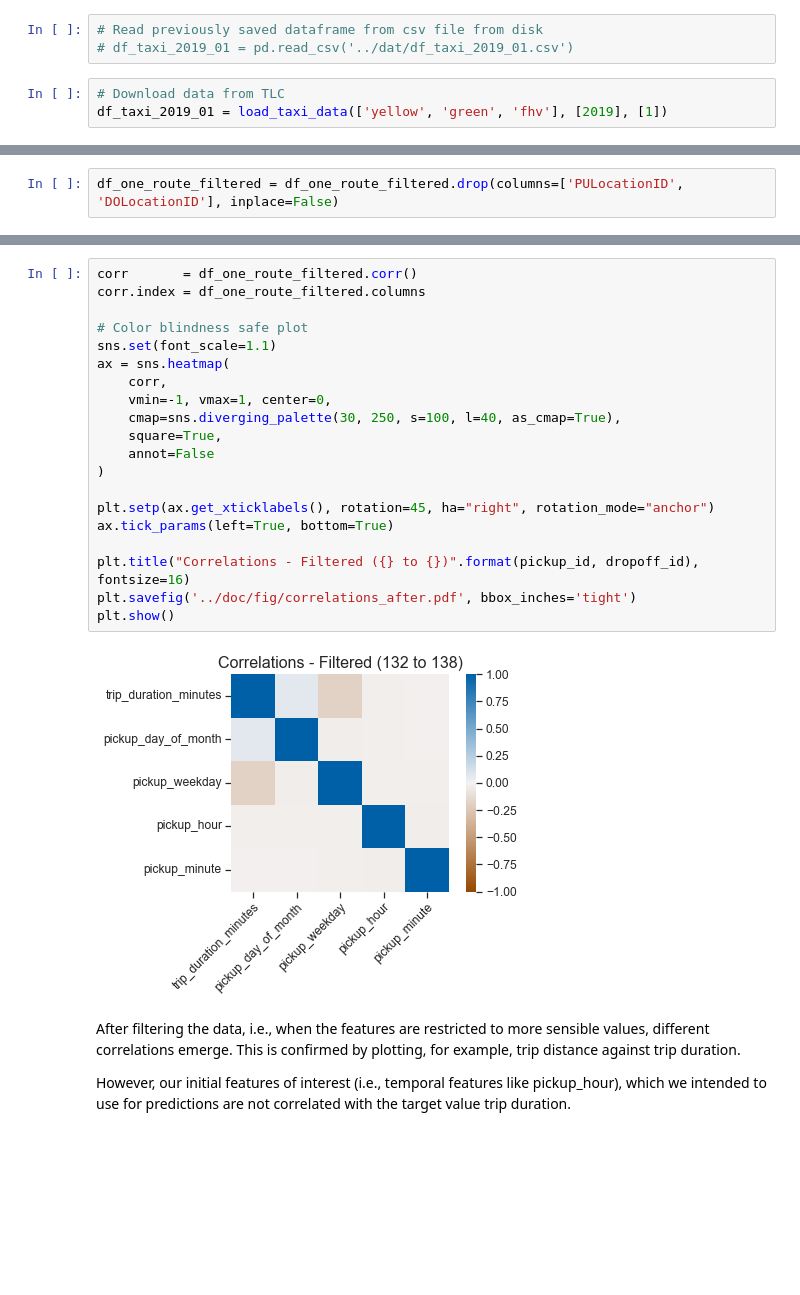
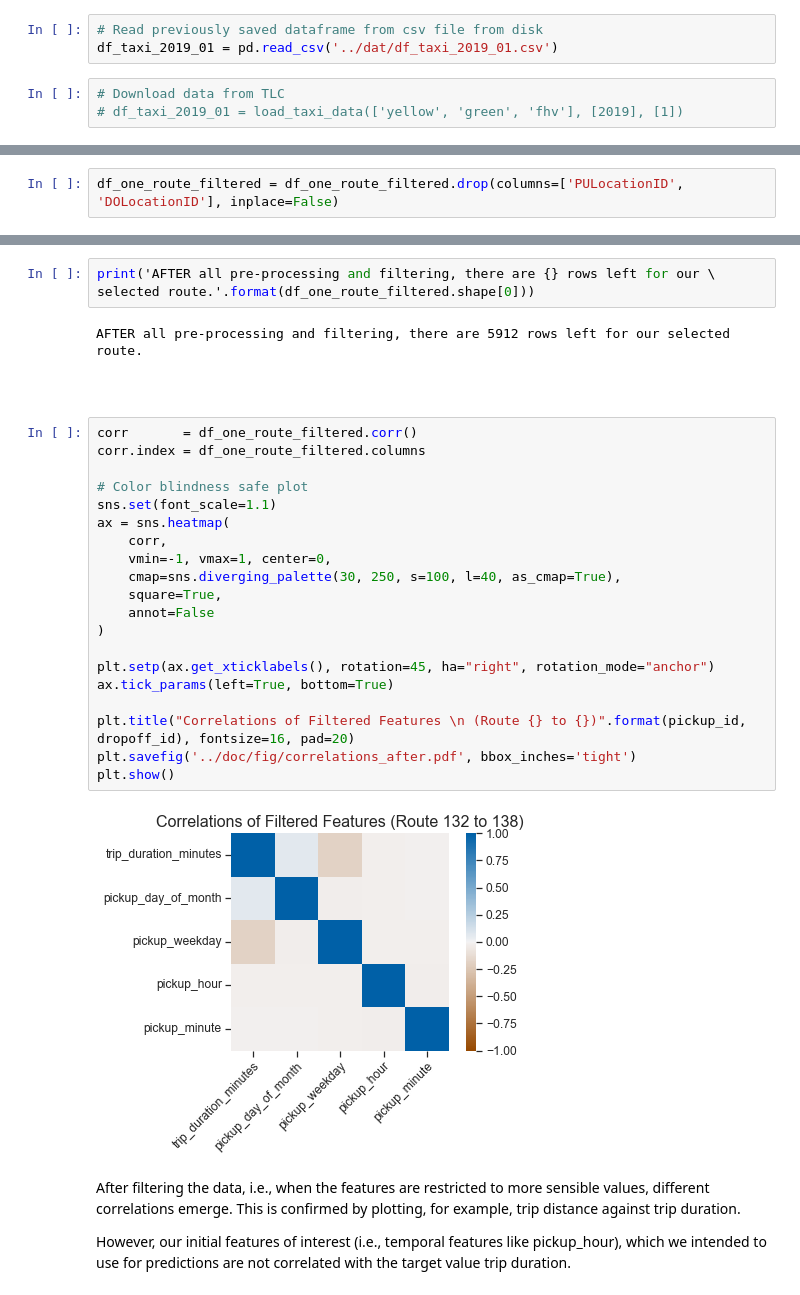
Before and after one commit to nilsriekers/data-literacy-project, a Jupyter notebook: exp/exp208_Gaussianize_Data_2.ipynb, the cells around one changed output, grey strips where cells are left out. Saved outputs shown, nothing was run; the diff lists cells and outputs as text; blank space fills up the shorter version.

```diff
--- a/exp/exp208_Gaussianize_Data_2.ipynb
+++ b/exp/exp208_Gaussianize_Data_2.ipynb
@@ -45,10 +45,10 @@ from tueplots import bundles
 **Read raw data:**
 # %%
 # Read previously saved dataframe from csv file from disk
-# df_taxi_2019_01 = pd.read_csv('../dat/df_taxi_2019_01.csv')
+df_taxi_2019_01 = pd.read_csv('../dat/df_taxi_2019_01.csv')
 # %%
 # Download data from TLC
-df_taxi_2019_01 = load_taxi_data(['yellow', 'green', 'fhv'], [2019], [1])
+# df_taxi_2019_01 = load_taxi_data(['yellow', 'green', 'fhv'], [2019], [1])
 # %% [output]
 Will download... yellow_tripdata_2019-01.csv
 Will download... green_tripdata_2019-01.csv
@@ -257,25 +250,32 @@ AFTER all pre-processing and filtering, there are 5912 rows left for our selecte
+# %%
+print('AFTER all pre-processing and filtering, there are {} rows left for our \
+selected route.'.format(df_one_route_filtered.shape[0]))
+# %% [output]
+AFTER all pre-processing and filtering, there are 5912 rows left for our selected route.
+# %% [markdown]
+<p>&nbsp</p>
 # %%
 corr       = df_one_route_filtered.corr()
 corr.index = df_one_route_filtered.columns
 
 # Color blindness safe plot
 sns.set(font_scale=1.1)
 ax = sns.heatmap(
     corr,
     vmin=-1, vmax=1, center=0,
     cmap=sns.diverging_palette(30, 250, s=100, l=40, as_cmap=True),
     square=True,
     annot=False
 )
 
 plt.setp(ax.get_xticklabels(), rotation=45, ha="right", rotation_mode="anchor")
 ax.tick_params(left=True, bottom=True)
 
-plt.title("Correlations - Filtered ({} to {})".format(pickup_id, dropoff_id), fontsize=16)
+plt.title("Correlations of Filtered Features \n (Route {} to {})".format(pickup_id, dropoff_id), fontsize=16, pad=20)
 plt.savefig('../doc/fig/correlations_after.pdf', bbox_inches='tight')
 plt.show()
 # %% [output]
-[figure, old version]
+[figure, new version]
 # %% [markdown]
 After filtering the data, i.e., when the features are restricted to more sensible values, different correlations emerge. This is confirmed by plotting, for example, trip distance against trip duration.
 
```
Also changed, not shown: parts of 51 cells of this notebook.
